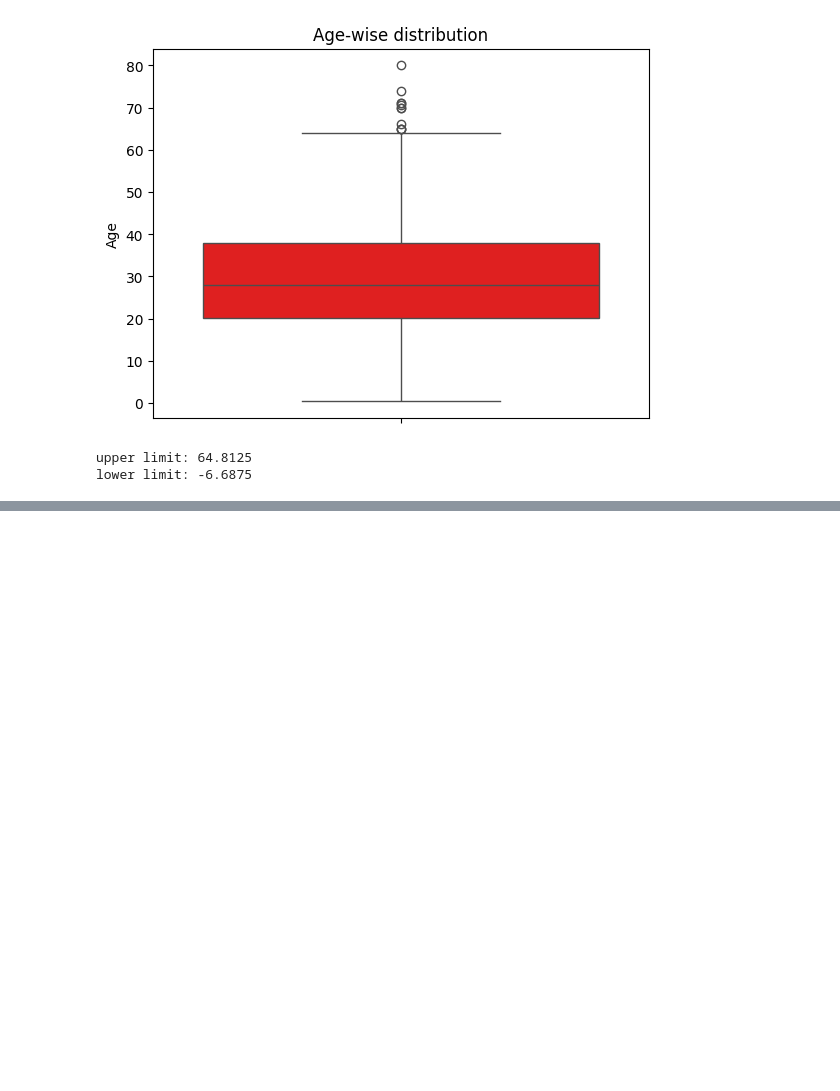
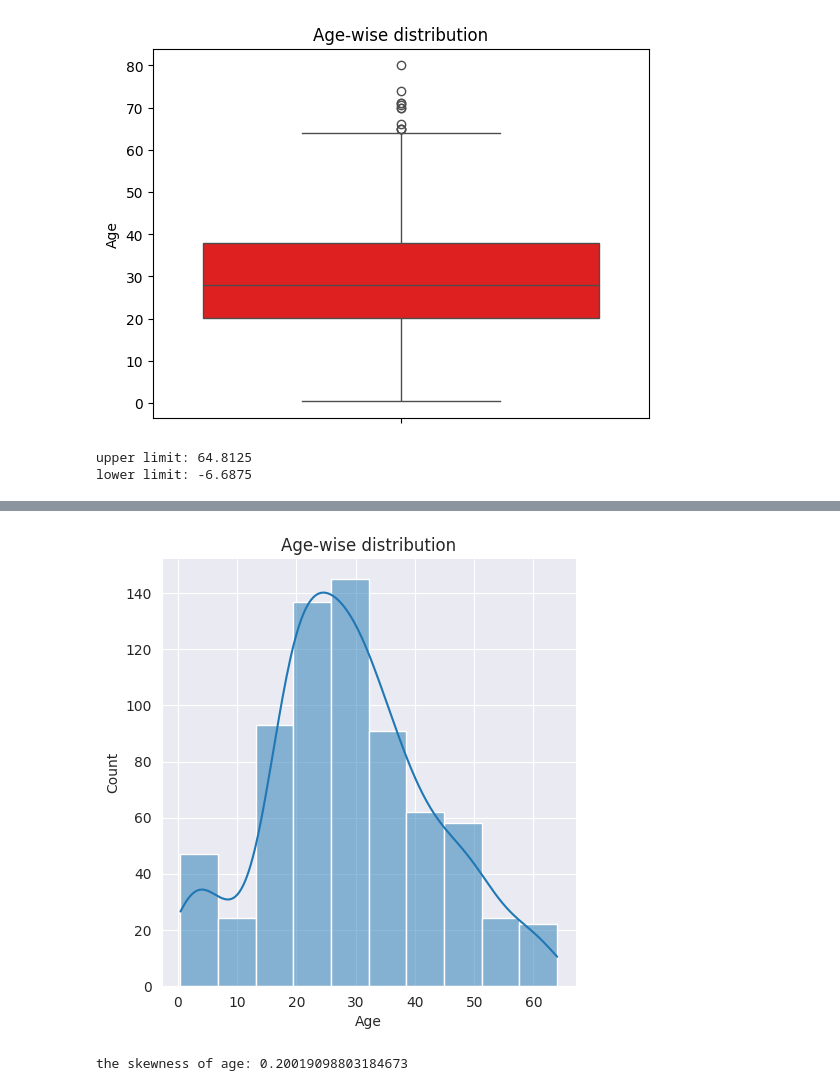
Before and after one commit to ankitg-02/Titanic, a Jupyter notebook: Titanic1.ipynb, the cells around one changed output, grey strips where cells are left out. Drawn from its saved outputs; the diff is of its cells as text; code cells hidden in the pictures; blank space fills up the shorter version.

```diff
--- a/Titanic1.ipynb
+++ b/Titanic1.ipynb
@@ -307,0 +331,10 @@ lower limit: -6.6875
+# %%
+sns.displot(new_data['Age'],bins=10,kde=True)
+plt.xlabel('Age')
+plt.ylabel('Count')
+plt.title('Age-wise distribution')
+plt.show()
+print('the skewness of age:',stats.skew(new_data['Age']))
+# %% [output]
+[figure, added]
+the skewness of age: 0.20019098803184673
```
Also changed, not shown: parts of 7 cells of this notebook.
